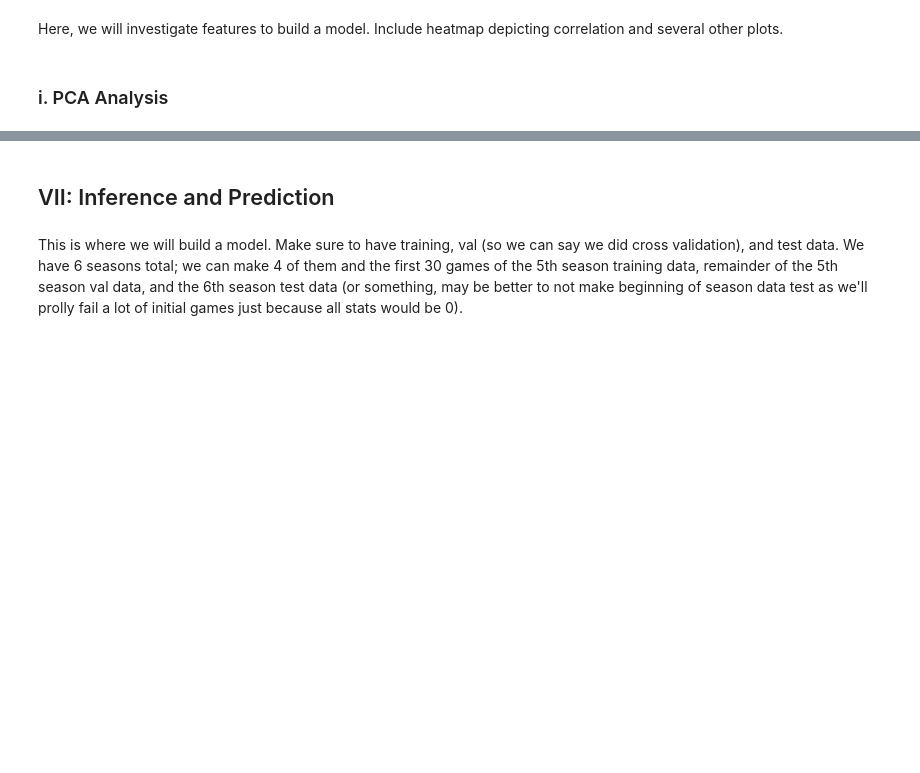
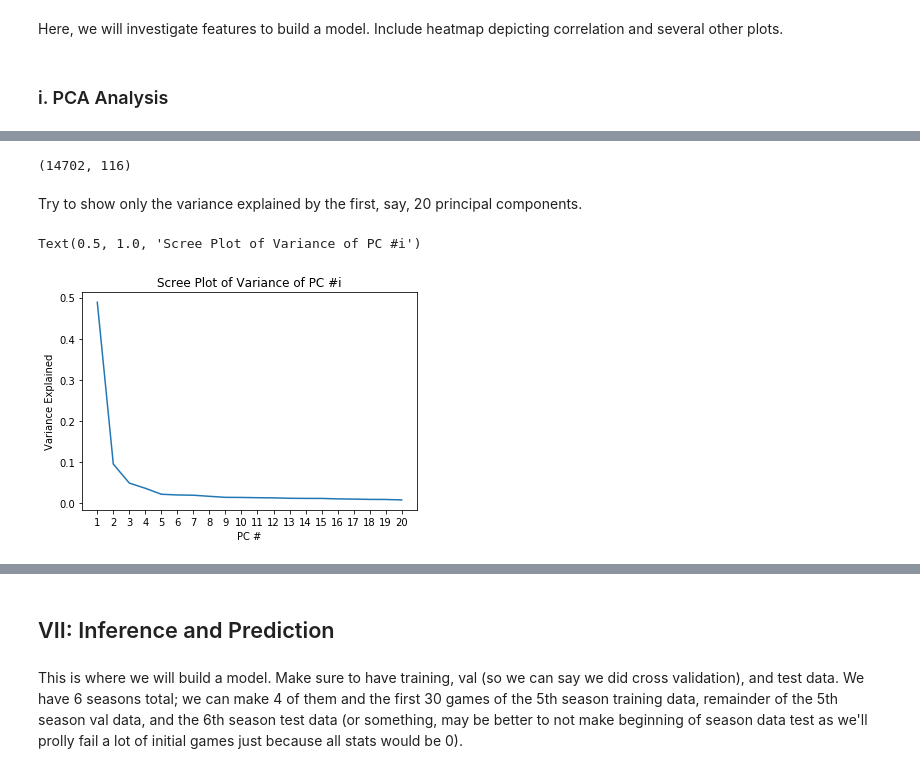
Before and after one commit to prashmalyala/ds100final, a Jupyter notebook: final.ipynb, the cells around one changed output, grey strips where cells are left out. Saved outputs shown, nothing was run; the diff lists cells and outputs as text; code cells hidden in the pictures; blank space fills up the shorter version.

Commit message:
added visualizations and determined potential features, only task left is creating the model

```diff
--- a/final.ipynb
+++ b/final.ipynb
@@ -325,3 +489,6 @@ for i in range(len(all_seasons)):
 Here, we will investigate features to build a model. Include heatmap depicting correlation and several other plots.
 # %% [markdown]
 ### i. PCA Analysis
+# %%
+non_numerical = ['gmDate','teamAbbr','teamConf','teamDiv','teamLoc','opptAbbr','opptConf','opptDiv','opptLoc']
+tbs_numbers = tbs_avgs.drop(non_numerical, axis=1)
@@ -327,0 +515,28 @@ Here, we will investigate features to build a model. Include heatmap depicting c
+# %%
+# center the data on mean of 0 so we can do an SVD
+# then divide by the standard deviation to prevent high variance attributes from affecting PC's too much
+tbs_numbers = tbs_numbers - np.mean(tbs_numbers) # center
+tbs_numbers = np.divide(tbs_numbers, np.sqrt(np.var(tbs_numbers))) # scale
+# %%
+# now do a singular value decomposition
+u, s, vt = np.linalg.svd(tbs_numbers, full_matrices=False)
+pc_matrix = tbs_numbers @ vt.T
+# %%
+pc_matrix.shape
+# %% [output]
+(14702, 116)
+# %% [markdown]
+Try to show only the variance explained by the first, say, 20 principal components.
+# %%
+lst = []
+for i in range(20):
+    lst.append(s[i]**2 / (sum(s**2)))
+# %%
+plt.plot(np.arange(1, 21), lst);
+plt.xticks(np.arange(1, 21), np.arange(1, 21));
+plt.xlabel('PC #');
+plt.ylabel('Variance Explained');
+plt.title('Scree Plot of Variance of PC #i')
+# %% [output]
+Text(0.5, 1.0, 'Scree Plot of Variance of PC #i')
+[figure, added]
```
Also changed, not shown: parts of 52 cells of this notebook.
